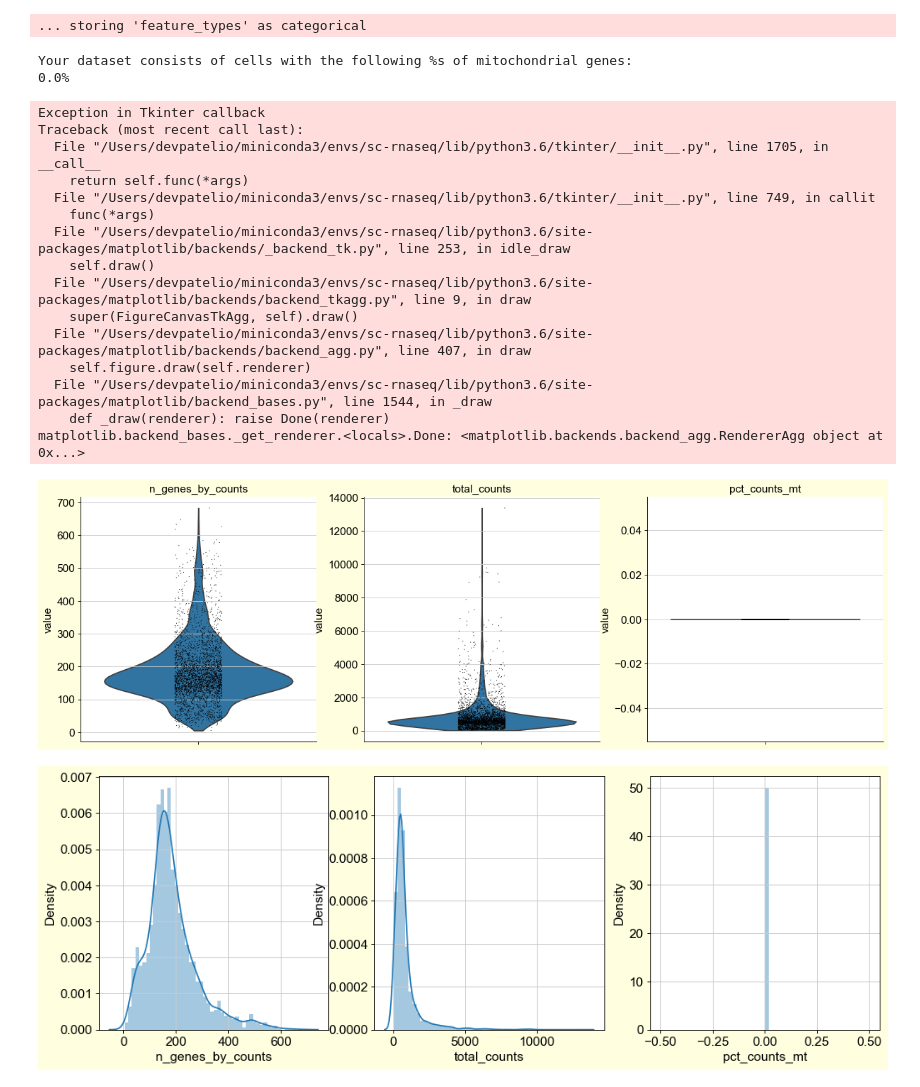
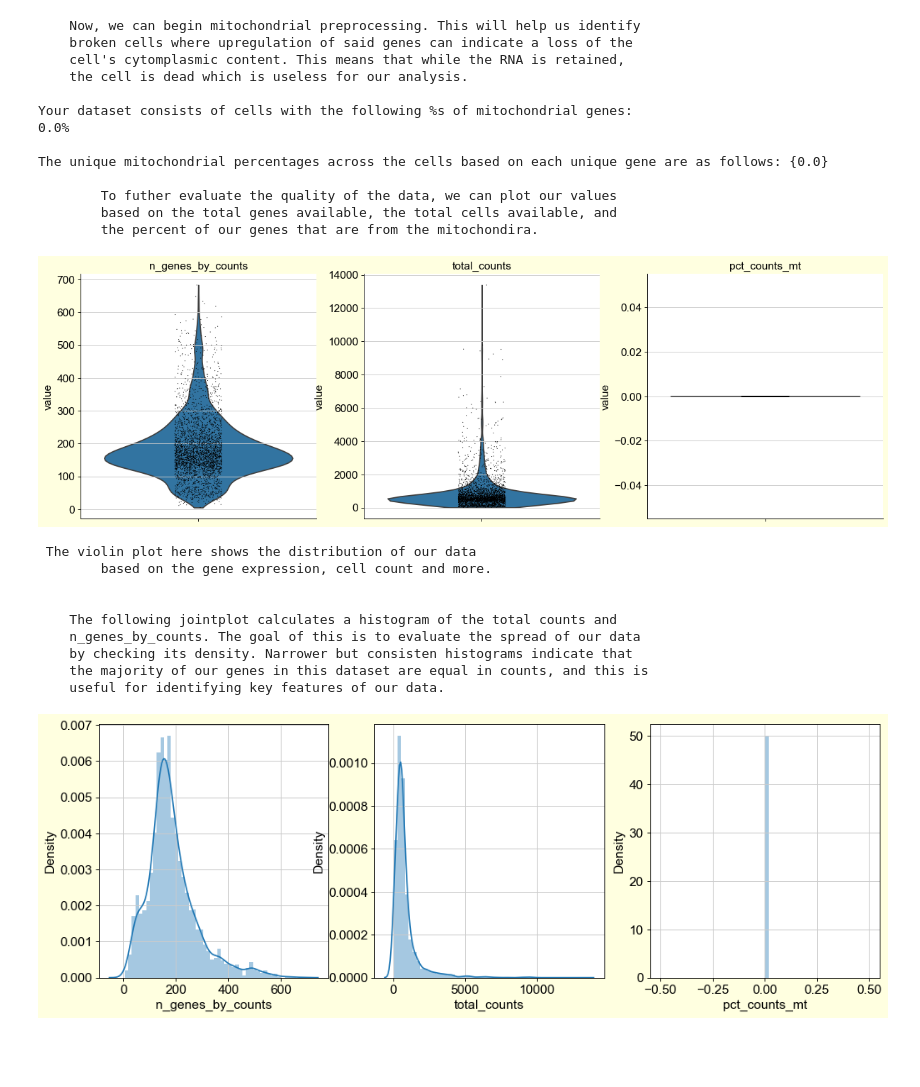
Before and after one commit to devpatelio/SingleCell-Rnaseq, a Jupyter notebook: cancer-cell-master/targeted-cancer-lymphoma.ipynb, the cells around one changed output. Drawn from its saved outputs; the diff is of its cells as text; code cells hidden in the pictures; blank space fills up the shorter version.

```diff
--- a/cancer-cell-master/targeted-cancer-lymphoma.ipynb
+++ b/cancer-cell-master/targeted-cancer-lymphoma.ipynb
@@ -60,56 +113,89 @@ matplotlib.backend_bases._get_renderer.<locals>.Done: <matplotlib.backends.backe
 # %%
 #Looking for genes originating from mitochondrial genes
+print('''
+    Now, we can begin mitochondrial preprocessing. This will help us identify
+    broken cells where upregulation of said genes can indicate a loss of the
+    cell's cytomplasmic content. This means that while the RNA is retained,
+    the cell is dead which is useless for our analysis.
+''')
+
 
 def percent_mitochondrial(data):
     data.var['mt'] = data.var_names.str.startswith('MT-')
     all_keys = ['n_genes_by_counts', 'total_counts', 'pct_counts_mt']
     sc.pp.calculate_qc_metrics(data, qc_vars=['mt'], percent_top=False, log1p=False, inplace=True)
     diff_percents = set(data.obs.pct_counts_mt.values)
     print(f"Your dataset consists of cells with the following %s of mitochondrial genes:")
     for i in list(diff_percents):
         print(str(i)+'%')
 
     return data.obs.pct_counts_mt.value_counts, data.obs.pct_counts_mt, set(data.obs.pct_counts_mt.values)
 
 all_counts_length, all_counts, diff_percents = percent_mitochondrial(adata)
+print(f"\nThe unique mitochondrial percentages across the cells based on each unique gene are as follows: {diff_percents}")
 
 #Evaluating quality of dataset based on standard measures -> gene counts, total_counts, etc.
 def plot_quality(data, objs, k=3):
+
+    print('''
+        To futher evaluate the quality of the data, we can plot our values
+        based on the total genes available, the total cells available, and
+        the percent of our genes that are from the mitochondira.
+
+    ''')
+
     sc.pl.violin(data, [i for i in objs], multi_panel=True)
+    print('''
+        \n The violin plot here shows the distribution of our data
+        based on the gene expression, cell count and more.
+    ''')
+
     fig, axes = plt.subplots(1, 3, figsize=(15, 5))
     sns.distplot(data.obs[objs[0]], ax=axes[0])
     sns.distplot(data.obs[objs[1]], ax=axes[1])
     sns.distplot(data.obs[objs[2]], ax=axes[2])
+
+    print('''
+    The following jointplot calculates a histogram of the total counts and
+    n_genes_by_counts. The goal of this is to evaluate the spread of our data
+    by checking its density. Narrower but consisten histograms indicate that
+    the majority of our genes in this dataset are equal in counts, and this is
+    useful for identifying key features of our data.
+    ''')
 
     sns.jointplot(
     x=objs[0],
     y=objs[1],
     data = data.obs,
     kind="scatter",
     s=5
     )
 
 plot_quality(adata, ['n_genes_by_counts', 'total_counts', 'pct_counts_mt'])
 # %% [output]
-... storing 'feature_types' as categorical
+    Now, we can begin mitochondrial preprocessing. This will help us identify
+    broken cells where upregulation of said genes can indicate a loss of the
+    cell's cytomplasmic content. This means that while the RNA is retained,
+    the cell is dead which is useless for our analysis.
+
+Your dataset consists of cells with the following %s of mitochondrial genes:
+0.0%
+
+The unique mitochondrial percentages across the cells based on each unique gene are as follows: {0.0}
+
+        To futher evaluate the quality of the data, we can plot our values
+        based on the total genes available, the total cells available, and
+        the percent of our genes that are from the mitochondira.
+[figure]
-Your dataset consists of cells with the following %s of mitochondrial genes:
-0.0%
+ The violin plot here shows the distribution of our data
+        based on the gene expression, cell count and more.
+
+
+    The following jointplot calculates a histogram of the total counts and
+    n_genes_by_counts. The goal of this is to evaluate the spread of our data
+    by checking its density. Narrower but consisten histograms indicate that
+    the majority of our genes in this dataset are equal in counts, and this is
+    useful for identifying key features of our data.
-Exception in Tkinter callback
-Traceback (most recent call last):
-  File "/Users/devpatelio/miniconda3/envs/sc-rnaseq/lib/python3.6/tkinter/__init__.py", line 1705, in __call__
-    return self.func(*args)
-  File "/Users/devpatelio/miniconda3/envs/sc-rnaseq/lib/python3.6/tkinter/__init__.py", line 749, in callit
-    func(*args)
-  File "/Users/devpatelio/miniconda3/envs/sc-rnaseq/lib/python3.6/site-packages/matplotlib/backends/_backend_tk.py", line 253, in idle_draw
-    self.draw()
-  File "/Users/devpatelio/miniconda3/envs/sc-rnaseq/lib/python3.6/site-packages/matplotlib/backends/backend_tkagg.py", line 9, in draw
-    super(FigureCanvasTkAgg, self).draw()
-  File "/Users/devpatelio/miniconda3/envs/sc-rnaseq/lib/python3.6/site-packages/matplotlib/backends/backend_agg.py", line 407, in draw
-    self.figure.draw(self.renderer)
-  File "/Users/devpatelio/miniconda3/envs/sc-rnaseq/lib/python3.6/site-packages/matplotlib/backend_bases.py", line 1544, in _draw
-    def _draw(renderer): raise Done(renderer)
-matplotlib.backend_bases._get_renderer.<locals>.Done: <matplotlib.backends.backend_agg.RendererAgg object at 0x...>
-[figure]
 [figure]
 [figure]
 # %%
```
Also changed, not shown: parts of 20 cells of this notebook, 1 other file.
